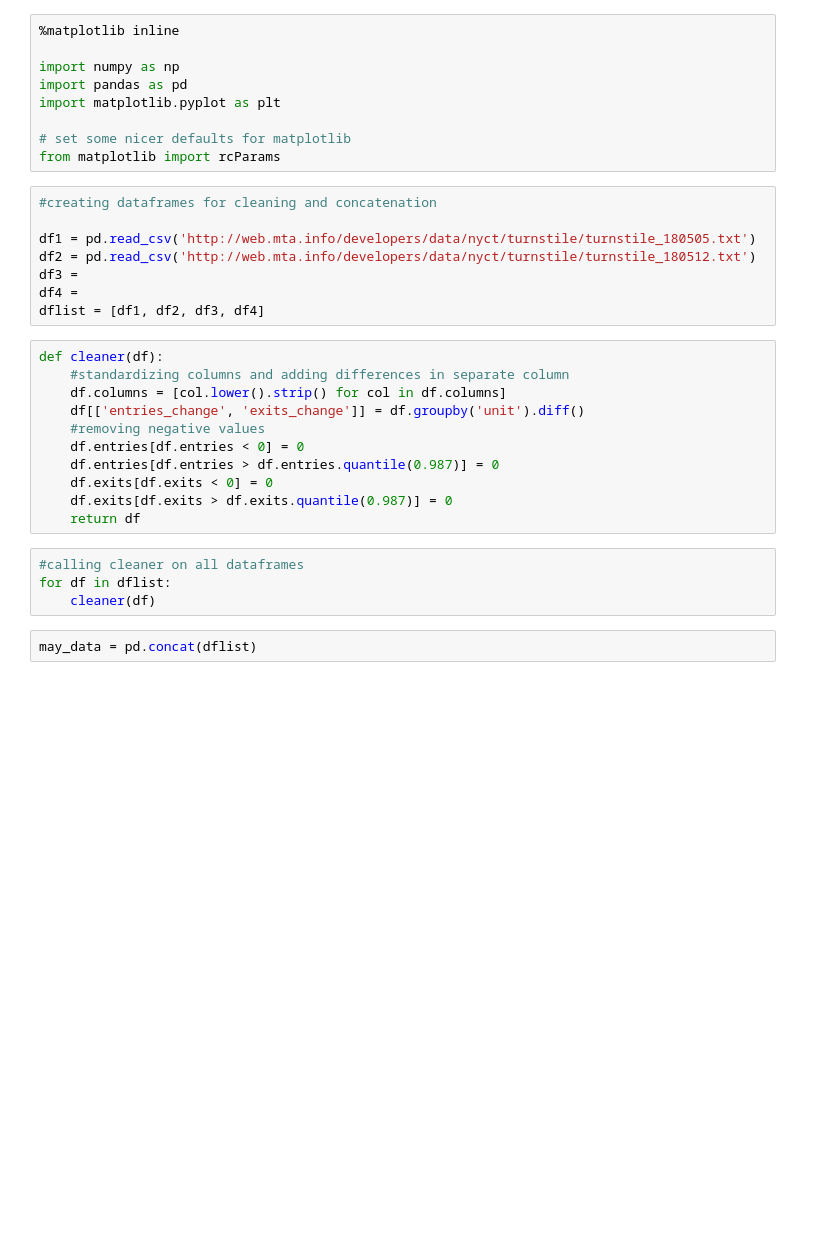
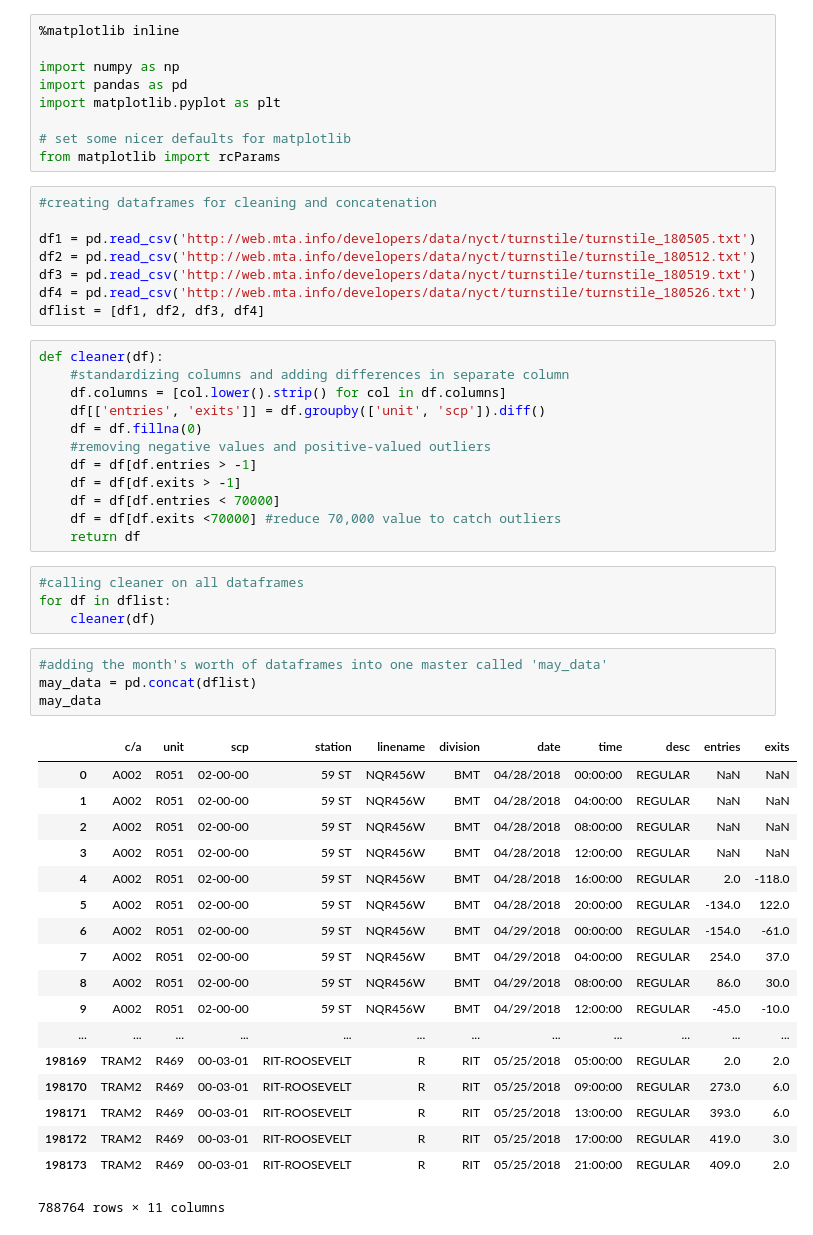
Before and after one commit to DimitriTheoharatos/ProjectBenson, a Jupyter notebook: Cleaning Block Benson.ipynb, the cells around one changed output. Cells and saved outputs as stored; diff of their text form; blank space fills up the shorter version.

```diff
--- a/Cleaning Block Benson.ipynb
+++ b/Cleaning Block Benson.ipynb
@@ -12,23 +12,45 @@ from matplotlib import rcParams
 
 df1 = pd.read_csv('http://web.mta.info/developers/data/nyct/turnstile/turnstile_180505.txt')
 df2 = pd.read_csv('http://web.mta.info/developers/data/nyct/turnstile/turnstile_180512.txt')
-df3 =
-df4 =
+df3 = pd.read_csv('http://web.mta.info/developers/data/nyct/turnstile/turnstile_180519.txt')
+df4 = pd.read_csv('http://web.mta.info/developers/data/nyct/turnstile/turnstile_180526.txt')
 dflist = [df1, df2, df3, df4]
 # %%
 def cleaner(df):
     #standardizing columns and adding differences in separate column
     df.columns = [col.lower().strip() for col in df.columns]
-    df[['entries_change', 'exits_change']] = df.groupby('unit').diff()
-    #removing negative values
-    df.entries[df.entries < 0] = 0
-    df.entries[df.entries > df.entries.quantile(0.987)] = 0
-    df.exits[df.exits < 0] = 0
-    df.exits[df.exits > df.exits.quantile(0.987)] = 0
+    df[['entries', 'exits']] = df.groupby(['unit', 'scp']).diff()
+    df = df.fillna(0)
+    #removing negative values and positive-valued outliers
+    df = df[df.entries > -1]
+    df = df[df.exits > -1]
+    df = df[df.entries < 70000]
+    df = df[df.exits <70000] #reduce 70,000 value to catch outliers
     return df
 # %%
 #calling cleaner on all dataframes
 for df in dflist:
     cleaner(df)
-# %%
-may_data = pd.concat(dflist)
+# %%
+#adding the month's worth of dataframes into one master called 'may_data'
+may_data = pd.concat(dflist)
+may_data
+# %% [output]
+|  | c/a | unit | scp | station | linename | division | date | time | desc | entries | exits |
+| 0 | A002 | R051 | 02-00-00 | 59 ST | NQR456W | BMT | 04/28/2018 | 00:00:00 | REGULAR | NaN | NaN |
+| 1 | A002 | R051 | 02-00-00 | 59 ST | NQR456W | BMT | 04/28/2018 | 04:00:00 | REGULAR | NaN | NaN |
+| 2 | A002 | R051 | 02-00-00 | 59 ST | NQR456W | BMT | 04/28/2018 | 08:00:00 | REGULAR | NaN | NaN |
+| 3 | A002 | R051 | 02-00-00 | 59 ST | NQR456W | BMT | 04/28/2018 | 12:00:00 | REGULAR | NaN | NaN |
+| 4 | A002 | R051 | 02-00-00 | 59 ST | NQR456W | BMT | 04/28/2018 | 16:00:00 | REGULAR | 2.0 | -118.0 |
+| 5 | A002 | R051 | 02-00-00 | 59 ST | NQR456W | BMT | 04/28/2018 | 20:00:00 | REGULAR | -134.0 | 122.0 |
+| 6 | A002 | R051 | 02-00-00 | 59 ST | NQR456W | BMT | 04/29/2018 | 00:00:00 | REGULAR | -154.0 | -61.0 |
+| 7 | A002 | R051 | 02-00-00 | 59 ST | NQR456W | BMT | 04/29/2018 | 04:00:00 | REGULAR | 254.0 | 37.0 |
+| 8 | A002 | R051 | 02-00-00 | 59 ST | NQR456W | BMT | 04/29/2018 | 08:00:00 | REGULAR | 86.0 | 30.0 |
+| 9 | A002 | R051 | 02-00-00 | 59 ST | NQR456W | BMT | 04/29/2018 | 12:00:00 | REGULAR | -45.0 | -10.0 |
+| ... | ... | ... | ... | ... | ... | ... | ... | ... | ... | ... | ... |
+| 198169 | TRAM2 | R469 | 00-03-01 | RIT-ROOSEVELT | R | RIT | 05/25/2018 | 05:00:00 | REGULAR | 2.0 | 2.0 |
+| 198170 | TRAM2 | R469 | 00-03-01 | RIT-ROOSEVELT | R | RIT | 05/25/2018 | 09:00:00 | REGULAR | 273.0 | 6.0 |
+| 198171 | TRAM2 | R469 | 00-03-01 | RIT-ROOSEVELT | R | RIT | 05/25/2018 | 13:00:00 | REGULAR | 393.0 | 6.0 |
+| 198172 | TRAM2 | R469 | 00-03-01 | RIT-ROOSEVELT | R | RIT | 05/25/2018 | 17:00:00 | REGULAR | 419.0 | 3.0 |
+| 198173 | TRAM2 | R469 | 00-03-01 | RIT-ROOSEVELT | R | RIT | 05/25/2018 | 21:00:00 | REGULAR | 409.0 | 2.0 |
+788764 rows × 11 columns
```
